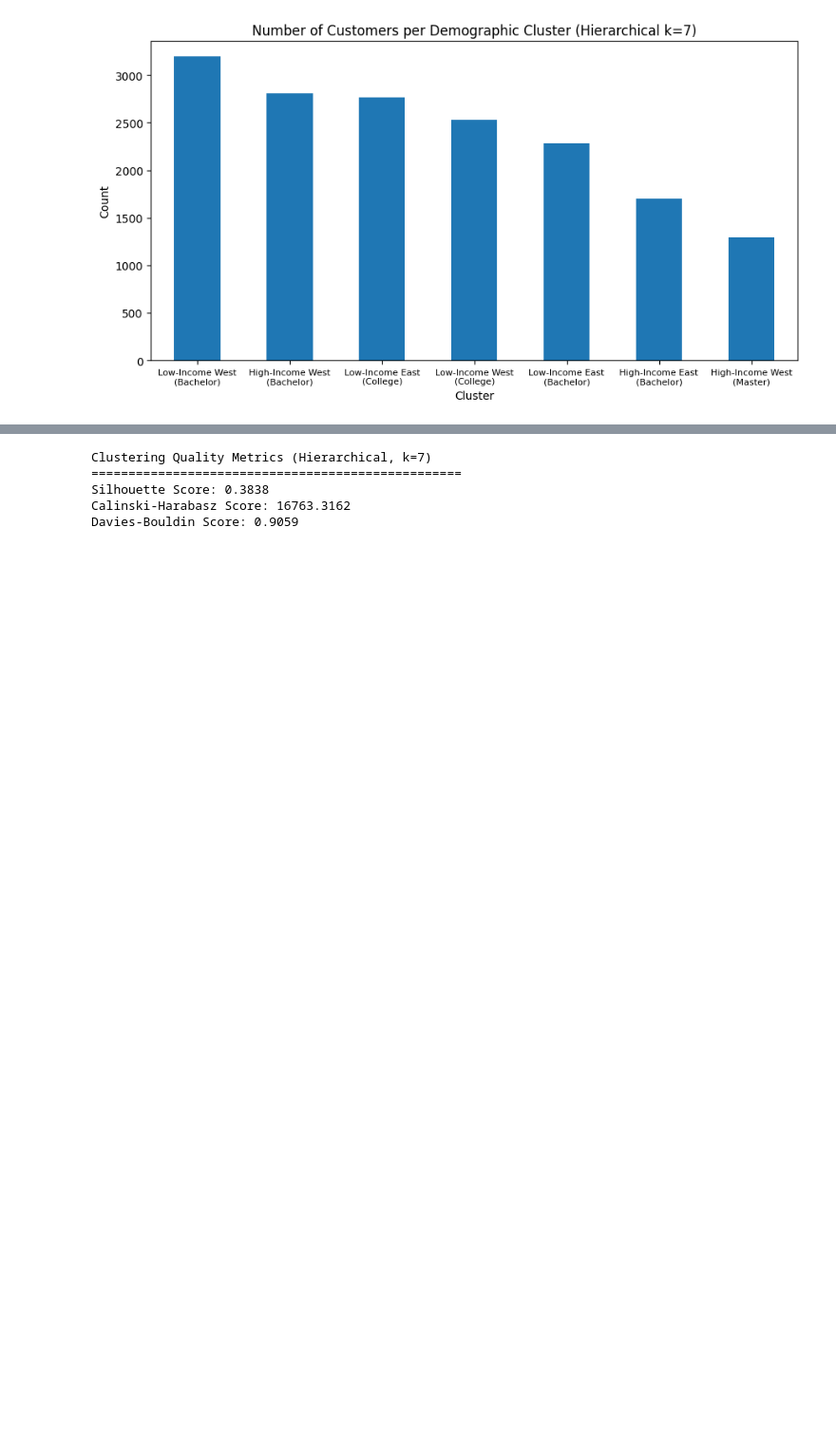
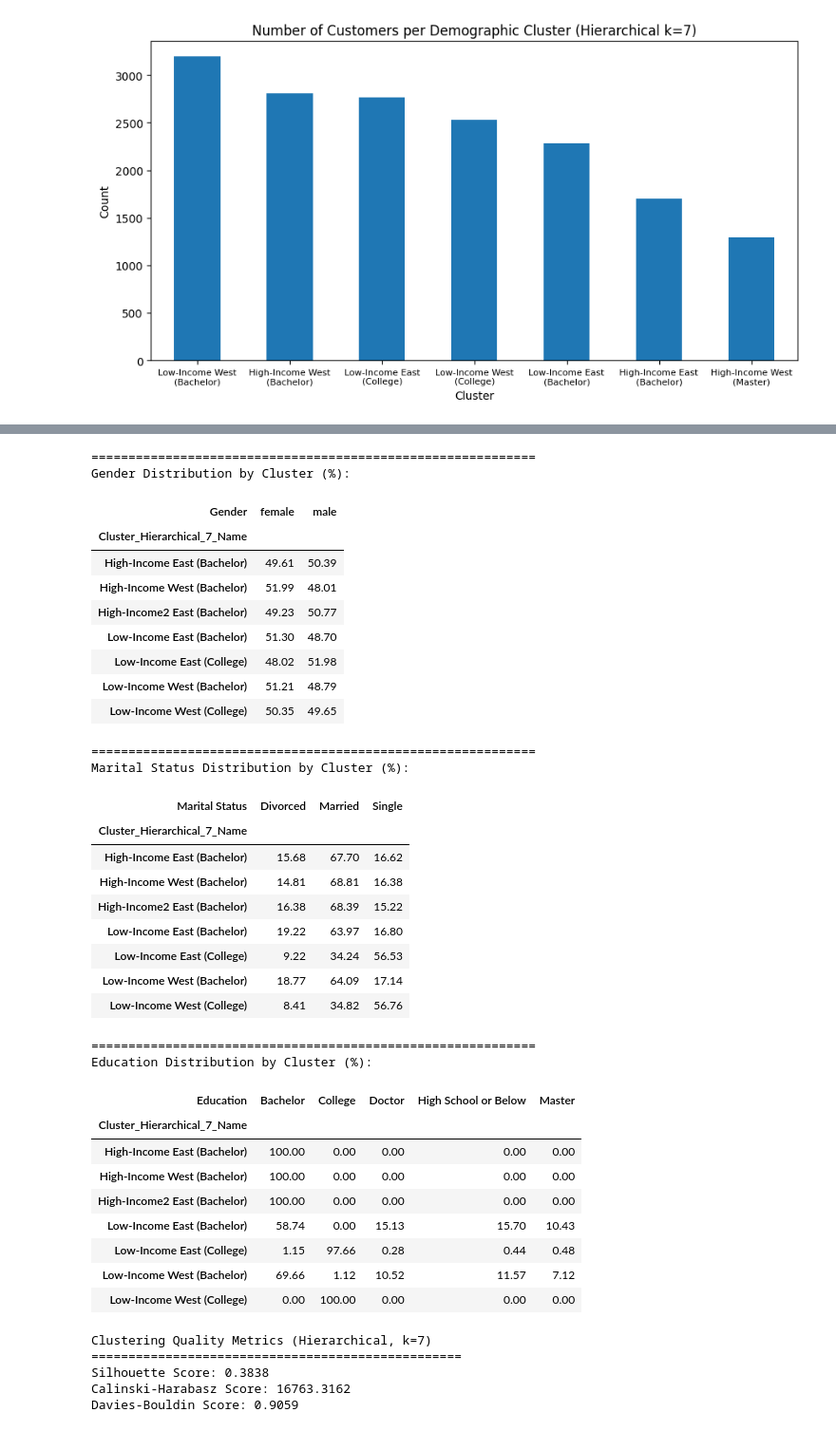
Before and after one commit to luisbdavila/Airline_Customer_Segmentation_DataMining_Project_Python, a Jupyter notebook: Final_delivery/Code/demographic.ipynb, the cells around one changed output, grey strips where cells are left out. Shown at 95% size. Cells and saved outputs as stored; diff of their text form; code cells hidden in the pictures; blank space fills up the shorter version.

```diff
--- a/Final_delivery/Code/demographic.ipynb
+++ b/Final_delivery/Code/demographic.ipynb
@@ -551,10 +585,10 @@ plt.show()
 # %%
 # Clean cluster names for tables and profiling
 kproto_cluster_names_clean = {
-    0: 'High-Income West (Bachelor, Female)',
-    1: 'Low-Income West (College, Male)',
-    2: 'High-Income East (Bachelor, Male)',
-    3: 'Low-Income East (College, Female)'
+    0: 'High-Income West (Bachelor, Female, Married)',
+    1: 'High-Income East (Bachelor, Male, Married)',
+    2: 'Low-Income East (College, Female, Single)',
+    3: 'Low-Income West (College, Male, Single)'
 }
 
 df_demo_ceiled['Cluster_KProto_Name'] = df_demo_ceiled['Cluster_KProto'].map(kproto_cluster_names_clean)
@@ -566,7 +600,7 @@ cluster_profile_kproto = (
     .mean()
 )
 print("K-Prototypes Cluster Profiles (Numerical Variables):")
-print(cluster_profile_kproto)
+display(cluster_profile_kproto)
 
 # Gender distribution
 print("\n" + "="*60)
@@ -578,7 +612,7 @@ gender_dist_kproto = (
         normalize='index'
     ) * 100
 )
-print(gender_dist_kproto.round(2))
+display(gender_dist_kproto.round(2))
 
 # Marital status distribution
 print("\n" + "="*60)
@@ -590,7 +624,7 @@ marital_dist_kproto = (
         normalize='index'
     ) * 100
 )
-print(marital_dist_kproto.round(2))
+display(marital_dist_kproto.round(2))
 
 # Education distribution
 print("\n" + "="*60)
@@ -602,6 +636,6 @@ education_dist_kproto = (
         normalize='index'
     ) * 100
 )
-print(education_dist_kproto.round(2))
+display(education_dist_kproto.round(2))
 # %% [output]
 K-Prototypes Cluster Profiles (Numerical Variables):
@@ -747,3 +799,7 @@ plt.show()
+# %%
+# Performing HC
+hclust = AgglomerativeClustering(linkage='ward', metric='euclidean', n_clusters=4)
+df_demo_ceiled['Cluster_Hierarchical_4'] = hclust.fit_predict(X_demo_scaled)
 # %%
 # Create names for Hierarchical k=4 clusters
 hier_4_cluster_names = {
@@ -940,13 +1012,13 @@ plt.show()
 # %%
 # Cluster names for profiling
 hier_7_cluster_names_profile = {
-    0: 'Low-Income East (College)',
-    1: 'Low-Income East (Bachelor)',
-    2: 'Low-Income West (College)',
-    3: 'Low-Income West (Bachelor)',
-    4: 'High-Income East (Bachelor)',
-    5: 'High-Income West (Bachelor)',
-    6: 'High-Income West (Master)'
+    0: 'Low-Income West (Bachelor)',
+    1: 'High-Income West (Bachelor)',
+    2: 'Low-Income East (College)',
+    3: 'High-Income East (Bachelor)',
+    4: 'Low-Income West (College)',
+    5: 'Low-Income East (Bachelor)',
+    6: 'High-Income2 East (Bachelor)'
 }
 
 df_demo_ceiled['Cluster_Hierarchical_7_Name'] = (
@@ -960,7 +1032,7 @@ cluster_profile_hier_7_named = (
     .mean()
 )
 print("\nHierarchical Cluster Profiles (k=7):")
-print(cluster_profile_hier_7_named)
+display(cluster_profile_hier_7_named)
 
 # Gender
 print("\n" + "="*60)
@@ -972,7 +1044,7 @@ gender_dist_hier_7 = (
         normalize='index'
     ) * 100
 )
-print(gender_dist_hier_7.round(2))
+display(gender_dist_hier_7.round(2))
 
 # Marital Status
 print("\n" + "="*60)
@@ -984,7 +1056,7 @@ marital_dist_hier_7 = (
         normalize='index'
     ) * 100
 )
-print(marital_dist_hier_7.round(2))
+display(marital_dist_hier_7.round(2))
 
 # Education
 print("\n" + "="*60)
@@ -996,6 +1068,6 @@ education_dist_hier_7 = (
         normalize='index'
     ) * 100
 )
-print(education_dist_hier_7.round(2))
+display(education_dist_hier_7.round(2))
 # %% [output]
 Hierarchical Cluster Profiles (k=7):
@@ -1018,3 +1083,36 @@ Low-Income West (College)      0.48
+============================================================
+Gender Distribution by Cluster (%):
+| Gender | female | male |
+| Cluster_Hierarchical_7_Name |  |  |
+| High-Income East (Bachelor) | 49.61 | 50.39 |
+| High-Income West (Bachelor) | 51.99 | 48.01 |
+| High-Income2 East (Bachelor) | 49.23 | 50.77 |
+| Low-Income East (Bachelor) | 51.30 | 48.70 |
+| Low-Income East (College) | 48.02 | 51.98 |
+| Low-Income West (Bachelor) | 51.21 | 48.79 |
+| Low-Income West (College) | 50.35 | 49.65 |
+============================================================
+Marital Status Distribution by Cluster (%):
+| Marital Status | Divorced | Married | Single |
+| Cluster_Hierarchical_7_Name |  |  |  |
+| High-Income East (Bachelor) | 15.68 | 67.70 | 16.62 |
+| High-Income West (Bachelor) | 14.81 | 68.81 | 16.38 |
+| High-Income2 East (Bachelor) | 16.38 | 68.39 | 15.22 |
+| Low-Income East (Bachelor) | 19.22 | 63.97 | 16.80 |
+| Low-Income East (College) | 9.22 | 34.24 | 56.53 |
+| Low-Income West (Bachelor) | 18.77 | 64.09 | 17.14 |
+| Low-Income West (College) | 8.41 | 34.82 | 56.76 |
+============================================================
+Education Distribution by Cluster (%):
+| Education | Bachelor | College | Doctor | High School or Below | Master |
+| Cluster_Hierarchical_7_Name |  |  |  |  |  |
+| High-Income East (Bachelor) | 100.00 | 0.00 | 0.00 | 0.00 | 0.00 |
+| High-Income West (Bachelor) | 100.00 | 0.00 | 0.00 | 0.00 | 0.00 |
+| High-Income2 East (Bachelor) | 100.00 | 0.00 | 0.00 | 0.00 | 0.00 |
+| Low-Income East (Bachelor) | 58.74 | 0.00 | 15.13 | 15.70 | 10.43 |
+| Low-Income East (College) | 1.15 | 97.66 | 0.28 | 0.44 | 0.48 |
+| Low-Income West (Bachelor) | 69.66 | 1.12 | 10.52 | 11.57 | 7.12 |
+| Low-Income West (College) | 0.00 | 100.00 | 0.00 | 0.00 | 0.00 |
 # %%
 # Use the cluster labels for k=7
 clusters_hier_7 = df_demo_ceiled['Cluster_Hierarchical_7_Name']
```
Also changed, not shown: parts of 30 cells of this notebook, 6 other files.
